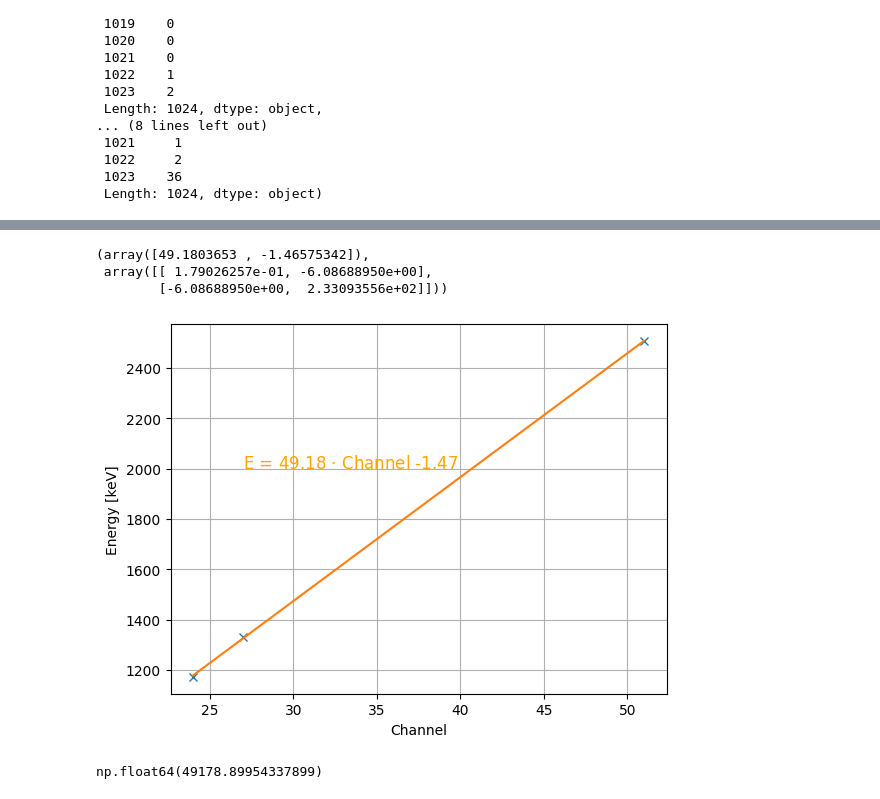
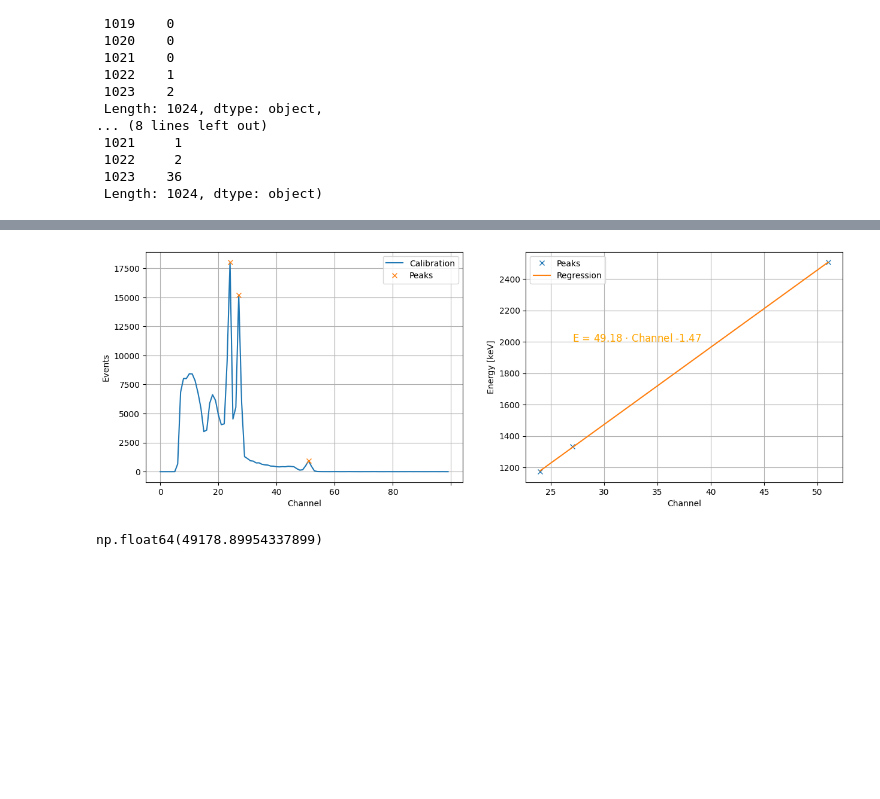
Before and after one commit to RombusBombus/AP3, a Jupyter notebook: RAD/RAD.ipynb, the cells around one changed output, grey strips where cells are left out. Cells and saved outputs as stored; diff of their text form; code cells hidden in the pictures; blank space fills up the shorter version.

```diff
--- a/RAD/RAD.ipynb
+++ b/RAD/RAD.ipynb
@@ -363,23 +478,35 @@ array([24, 27, 51])
-# %%
-# lineare regression mit den peaks
-popt, pcov = curve_fit(linear, peaks, [1173, 1333, 2506])
-popt, pcov
-# %% [output]
-(array([49.1803653 , -1.46575342]),
- array([[ 1.79026257e-01, -6.08688950e+00],
-        [-6.08688950e+00,  2.33093556e+02]]))
 # %%
+fig, axs = plt.subplots(ncols=2, figsize=(15, 5))
+axs = axs.flatten()
+
+# Eichung
+peaks = find_peaks(calibration, prominence=100)
+peaks = peaks[0][-3:]
+
+calibration.iloc[:100].plot(ax=axs[0], label="Calibration")
+axs[0].plot(peaks, calibration.iloc[peaks], "x", label="Peaks")
+axs[0].set_xlabel("Channel")
+axs[0].set_ylabel("Events")
+axs[0].grid(True)
+axs[0].legend()
+
+# lineare regression mit den peaks
+popt, pcov = curve_fit(linear, peaks, [1173, 1333, 2506])
+
 Channels = np.arange(peaks.min(), peaks.max()+1, 1)
 Energy = linear(Channels, *popt)
 
-plt.plot(peaks, [1173, 1333, 2506], "x")
-plt.plot(Channels, Energy)
-plt.xlabel("Channel")
-plt.ylabel("Energy [keV]")
-plt.annotate(r"E = " + f"{popt[0]:.2f}" + r" $\cdot$ Channel " + f"{popt[1]:.2f}", (27, 2000), fontsize=12, c="orange")
-plt.grid()
+axs[1].plot(peaks, [1173, 1333, 2506], "x", label="Peaks")
+axs[1].plot(Channels, Energy, label="Regression")
+axs[1].set_xlabel("Channel")
+axs[1].set_ylabel("Energy [keV]")
+axs[1].annotate(r"E = " + f"{popt[0]:.2f}" + r" $\cdot$ Channel " + f"{popt[1]:.2f}", (27, 2000), fontsize=12, c="orange")
+axs[1].grid()
+axs[1].legend()
+
+plt.savefig("cosmic_rays_calibration.svg")
 # %% [output]
-[figure, old version]
+[figure, new version]
 # %%
 linear(1000, *popt)
 # %% [output]
```
Also changed, not shown: parts of 15 cells of this notebook, 4 other files.
